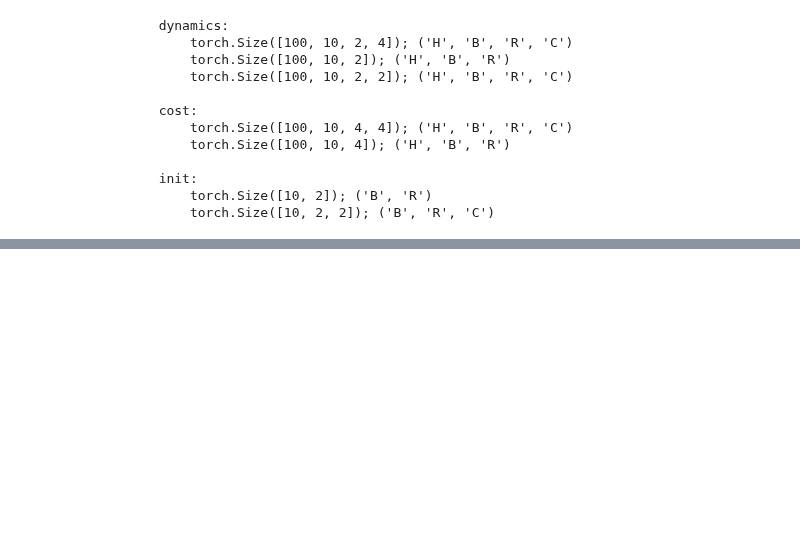
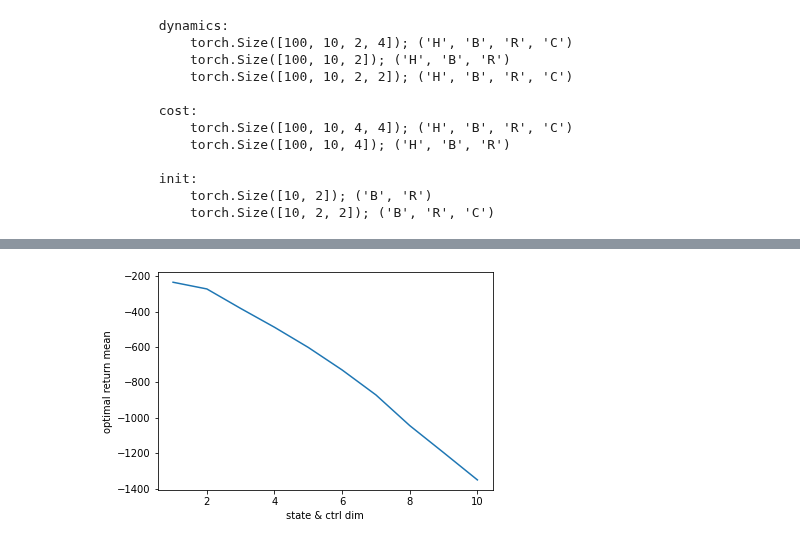
Before and after one commit to 0xangelo/LQSVG, a Jupyter notebook: experiments/notebooks/perf_and_grad.ipynb, the cells around one changed output, grey strips where cells are left out. Cells and saved outputs as stored; diff of their text form; code cells hidden in the pictures; blank space fills up the shorter version.

```diff
--- a/experiments/notebooks/perf_and_grad.ipynb
+++ b/experiments/notebooks/perf_and_grad.ipynb
@@ -288,0 +298,12 @@ plt.show()
+# %%
+state_dims = range(1, 11)
+ctrl_dims = state_dims
+horizons = [100] * 10
+rets = list_rets_by_lqg_dim(list(zip(state_dims, ctrl_dims, horizons)))
+
+x = "state & ctrl dim"; y = "optimal return mean"
+data = {x: state_dims, y: [r.mean().item() for r in rets]}
+ax = sns.lineplot(x=x, y=y, data=data)
+plt.show()
+# %% [output]
+[figure, added]
```
Also changed, not shown: parts of 10 cells of this notebook.
